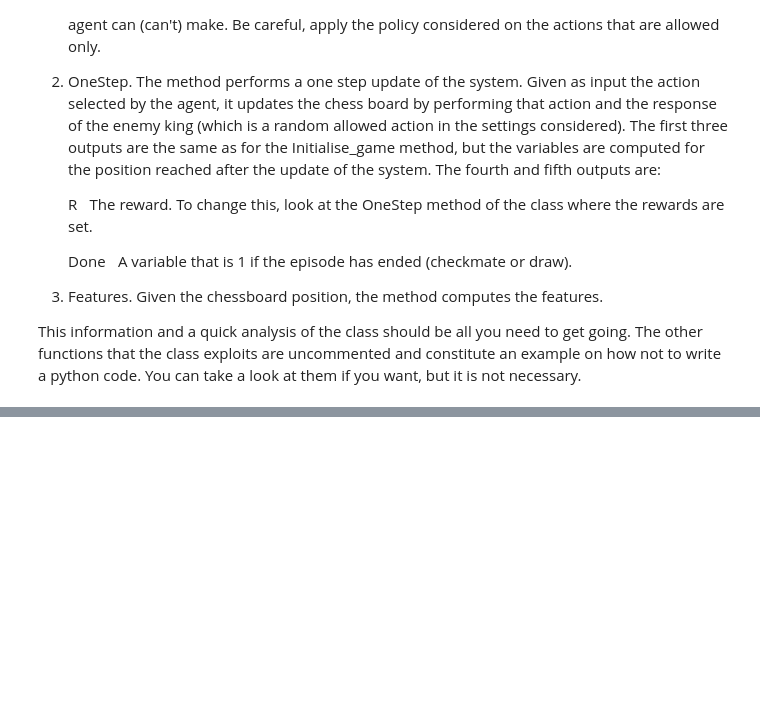
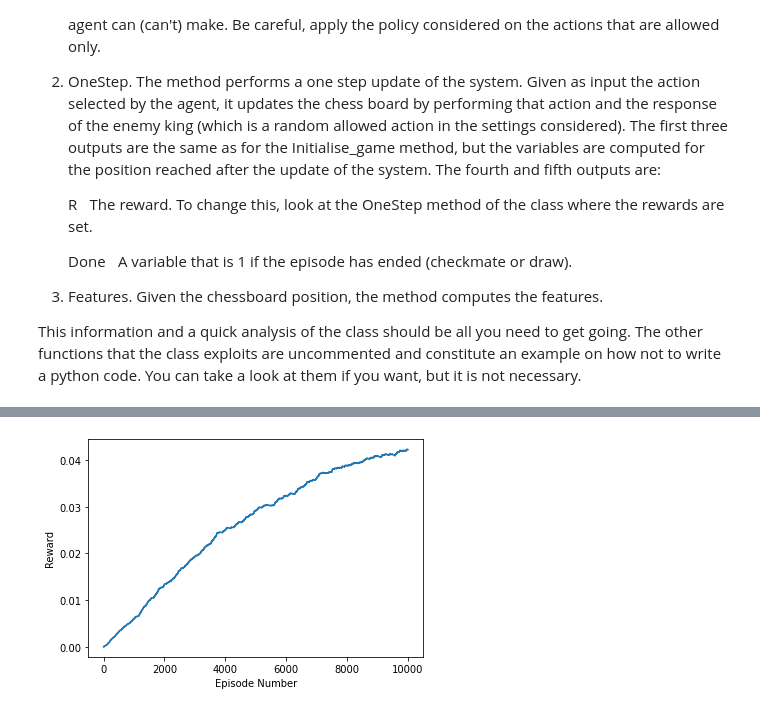
Before and after one commit to guandaz24/Reinforcement-Learning, a Jupyter notebook: SARSA.ipynb, the cells around one changed output, grey strips where cells are left out. Saved outputs shown, nothing was run; the diff lists cells and outputs as text; code cells hidden in the pictures; blank space fills up the shorter version.

```diff
--- a/SARSA.ipynb
+++ b/SARSA.ipynb
@@ -149,16 +149,26 @@ N_h=200                ## NUMBER OF HIDDEN NODES
 
 
 ## INITALISE YOUR NEURAL NETWORK...
-Qtable = np.zeros((16, 16, 16, 32))
+print(N_a,N_h,N_in)
+#weights
+import numpy.matlib
+W1=np.random.uniform(0,1,(N_h,N_in))
+W1=np.divide(W1,np.matlib.repmat(np.sum(W1,1)[:,None],1,N_in))
+W2=np.random.uniform(0,1,(N_a,N_h))
+W2=np.divide(W2,np.matlib.repmat(np.sum(W2,1)[:,None],1,N_h))
+#bias
+bias_W1=np.zeros((N_h,))
+bias_W2=np.zeros((N_a,))
+
 
 # HYPERPARAMETERS SUGGESTED (FOR A GRID SIZE OF 4)
-
 epsilon_0 = 0.2     # STARTING VALUE OF EPSILON FOR THE EPSILON-GREEDY POLICY
 beta = 0.00005      # THE PARAMETER SETS HOW QUICKLY THE VALUE OF EPSILON IS DECAYING (SEE epsilon_f BELOW)
 gamma = 0.85        # THE DISCOUNT FACTOR
 eta = 0.0035        # THE LEARNING RATE
 
-N_episodes = 100000 # THE NUMBER OF GAMES TO BE PLAYED
+# N_episodes = 100000 # THE NUMBER OF GAMES TO BE PLAYED
+N_episodes = 10000
 
 # SAVING VARIABLES
 R_save = np.zeros([N_episodes, 1])
@@ -166,11 +178,21 @@ N_moves_save = np.zeros([N_episodes, 1])
 # %%
-## DEFINE THE EPSILON-GREEDY POLICY
+def Q_values(X, W1, W2, bias_W1, bias_W2):
+    # Neural activation: input layer -> hidden layer
+    activation1 = np.dot(W1, X) + bias_W1
+    # Apply the RELU function
+    out1 = np.maximum(activation1, 0)
+    # Neural activation: hidden layer -> output layer
+    activation2 = np.dot(W2, out1) + bias_W2
+    # Apply the RELU function
+    Q = np.maximum(activation2, 0)
+#     print("out1.shape",out1.shape)
+    return Q, out1
 
-def EpsilonGreedy_Policy(Q, epsilon, allowed_a):
-    N_a=np.shape(Q)[0]
+def EpsilonGreedy_Policy(epsilon,a):
     if np.random.uniform(0,1) < epsilon:
-        action = np.random.randint(0, N_a)
+#         a_agent= a[np.random.randint(0,a.shape[0]-1)]
+        a_agent= a[np.random.randint(len(a))]
     else:
-        action = np.argmax(Q)
+        a_agent= a[np.argmax(a)]
 
-    return allowed_a[action]
+    return a_agent
@@ -277,0 +292,8 @@ S_next
+# %%
+# Exponential moving average of reward per game over time
+plt.plot(R_save)
+plt.xlabel('Episode Number')
+plt.ylabel('Reward')
+plt.show()
+# %% [output]
+[figure, added]
```
Also changed, not shown: parts of 7 cells of this notebook.
